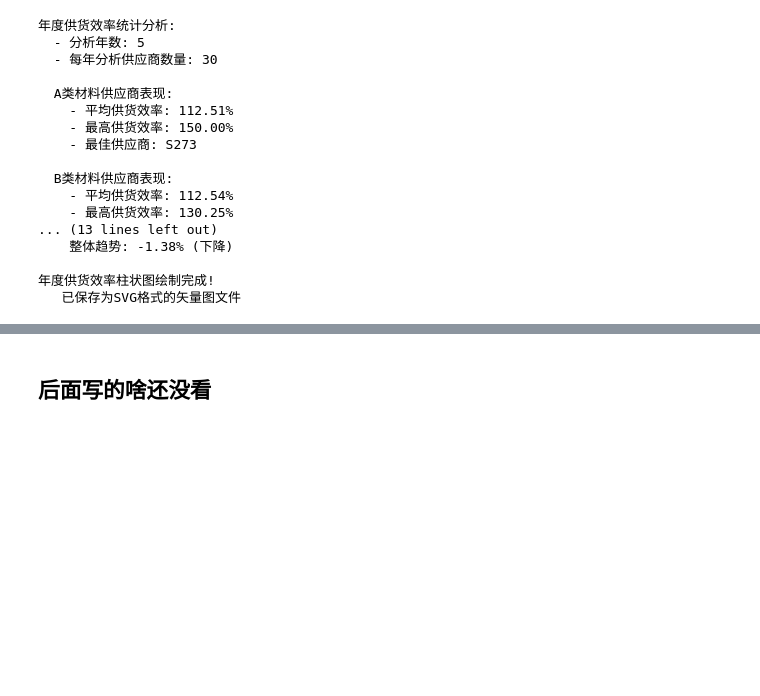
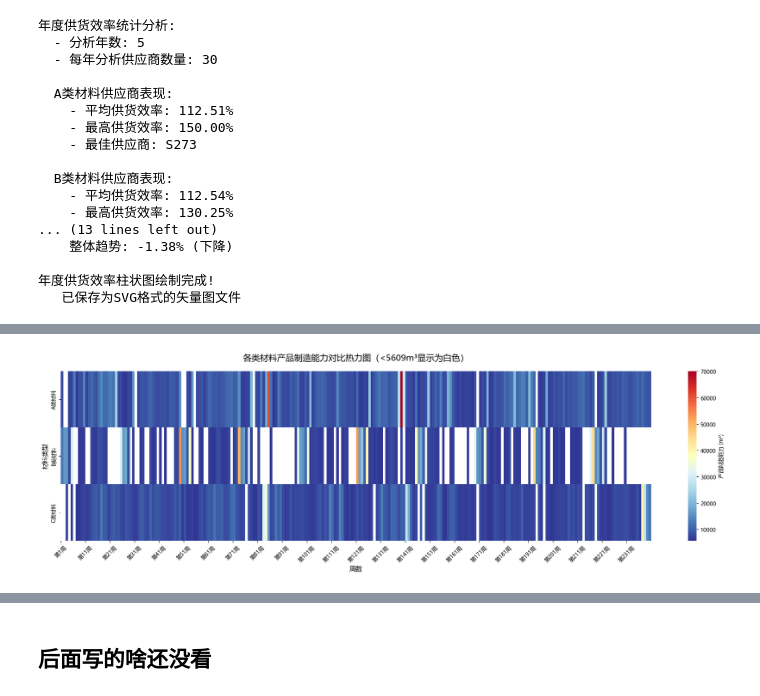
Before and after one commit to SHM-white/21ASolution, a Jupyter notebook: Problem1.ipynb, the cells around one changed output, grey strips where cells are left out. Cells and saved outputs as stored; diff of their text form; code cells hidden in the pictures; blank space fills up the shorter version.

```diff
--- a/Problem1.ipynb
+++ b/Problem1.ipynb
@@ -1617,0 +2150,88 @@ Name: count, dtype: int64
+# %%
+# 基于数据分布调整阈值的对比热力图
+def create_production_comparison_heatmap_final():
+    """
+    绘制不同材料类型产品制造能力对比热力图（使用数据分布的低值作为白色阈值）
+    """
+    print(f"\n正在绘制材料类型产品制造能力对比热力图（最终版）...")
+
+    # 计算每种材料每周的总产品制造能力
+    weekly_production_by_material = {}
+    weeks_count = len(production_data[0]['weekly_production'])
+
+    for material in ['A', 'B', 'C']:
+        weekly_total = np.zeros(weeks_count)
+
+        for data in production_data:
+            if data['material_type'] == material:
+                # 确保weekly_production是数组且处理NaN值
+                weekly_production = data['weekly_production']
+                if isinstance(weekly_production, np.ndarray):
+                    # 将NaN值替换为0进行求和
+                    weekly_production_clean = np.nan_to_num(weekly_production, nan=0.0)
+                    weekly_total += weekly_production_clean
+                else:
+                    weekly_total += weekly_production
+
+        weekly_production_by_material[material] = weekly_total
+
+    # 计算所有数据的25百分位数作为阈值
+    all_values = []
+    for material in ['A', 'B', 'C']:
+        all_values.extend(weekly_production_by_material[material])
+
+    threshold = np.percentile(all_values, 15)  # 使用15百分位数作为阈值
+    print(f"使用阈值: {threshold:.0f} m³（数据的15百分位数）")
+
+    # 准备热力图数据
+    heatmap_data = []
+    material_labels = []
+
+    for material in ['A', 'B', 'C']:
+        material_weekly = weekly_production_by_material[material]
+        # 将小于阈值的值设置为np.nan，这样在热力图中会显示为白色
+        material_weekly_with_nan = np.where(material_weekly < threshold, np.nan, material_weekly)
+        heatmap_data.append(material_weekly_with_nan)
+        material_labels.append(f'{material}类材料')
+
+        # 统计设为白色的周数
+        white_count = np.sum(material_weekly < threshold)
+        print(f"{material}类材料将有 {white_count} 周显示为白色")
+
+    heatmap_matrix = np.array(heatmap_data)
+
+    # 创建自定义色彩映射，将NaN值（低值）显示为白色
+    cmap = plt.get_cmap('RdYlBu_r').copy()
+    cmap.set_bad(color='white')  # 将NaN值（低值）显示为白色
+
+    # 创建热力图
+    plt.figure(figsize=(20, 6))
+
+    ax = sns.heatmap(heatmap_matrix,
+                    yticklabels=material_labels,
+                    xticklabels=[f'第{i+1}周' for i in range(heatmap_matrix.shape[1])],
+                    cmap=cmap,
+                    annot=False,
+                    fmt='.0f',
+                    cbar_kws={'label': '产品制造能力 (m³)'})
+
+    plt.title(f'各类材料产品制造能力对比热力图（<{threshold:.0f}m³显示为白色）', fontsize=16, pad=20)
+    plt.xlabel('周数', fontsize=12)
+    plt.ylabel('材料类型', fontsize=12)
+
+    # 调整x轴标签显示
+    x_ticks = list(range(0, heatmap_matrix.shape[1], 10))
+    x_labels = [f'第{i+1}周' for i in x_ticks]
+    plt.xticks(x_ticks, x_labels, rotation=45)
+
+    plt.tight_layout()
+
+    # 保存图片
+    filename = 'Pictures/production_scale_comparison_heatmap_final.svg'
+    plt.savefig(filename, format='svg', dpi=300, bbox_inches='tight')
+    print(f"  ✓ 已保存: {filename}")
+    plt.show()
+
+# 绘制最终版对比热力图
+create_production_comparison_heatmap_final()
+# %% [output]
@@ -1617,0 +2244 @@ Name: count, dtype: int64
+[figure, added]
```
Also changed, not shown: parts of 10 cells of this notebook, 30 other files.
